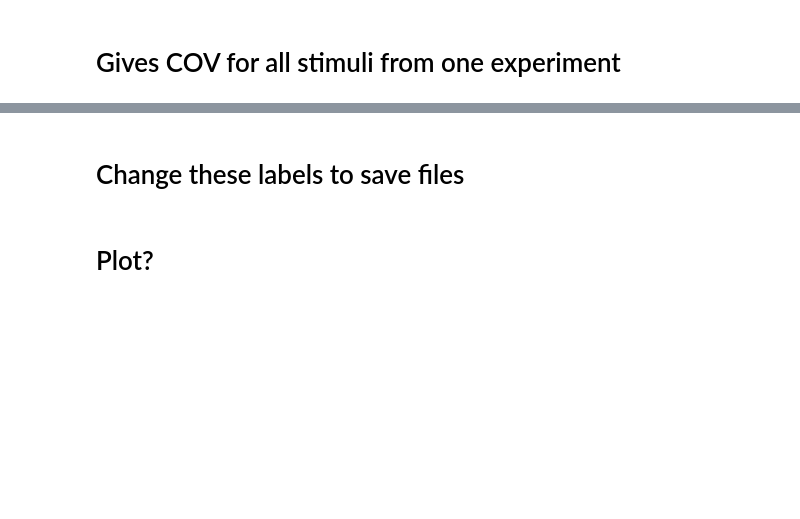
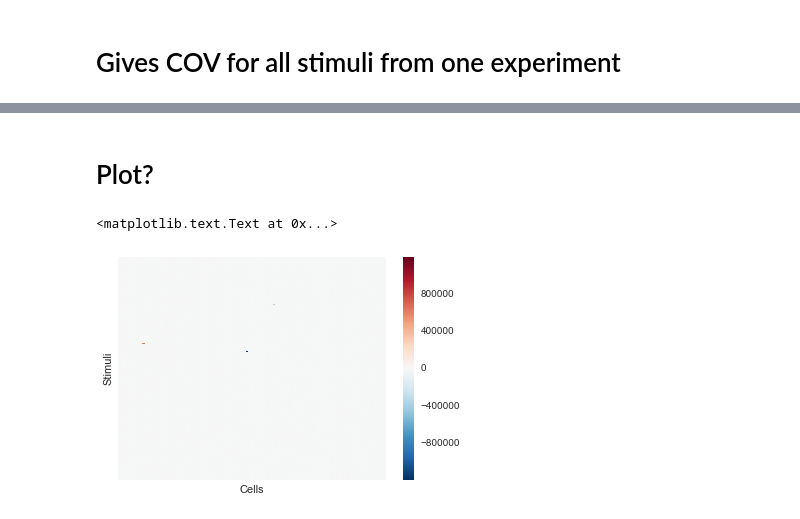
Before and after one commit to annieliu77/SWDB2016, a Jupyter notebook: Variability_with_data_frame.ipynb, the cells around one changed output, grey strips where cells are left out. Saved outputs shown, nothing was run; the diff lists cells and outputs as text; code cells hidden in the pictures; blank space fills up the shorter version.

```diff
--- a/Variability_with_data_frame.ipynb
+++ b/Variability_with_data_frame.ipynb
@@ -90,13 +147,12 @@ type(groupedFrame)
 # %%
 #get_group pulls all trials/cells for a single stimulus i
 for i in np.unique(framelist):
-    SortedGF=groupedFrame.get_group(i)
+    SortedGF = fullexpDF[fullexpDF.frame==i]
+#     SortedGF=groupedFrame.get_group(i)
     if i == -1:
-        SortedGFData=pd.DataFrame(variation(SortedGF,axis=0))
+        SortedGFD=pd.DataFrame(variation(SortedGF.iloc[:,1:],axis=0)).T
     if i >=0:
-        tmp = pd.DataFrame(variation(SortedGF,axis=0))
-#     SortedAll[i]=SortedGFData
-        SortedGFData[i] = tmp
-
-SortedGFData.tail()
-#SortedGFData.shape
+        tmp=(pd.DataFrame(variation(SortedGF.iloc[:,1:],axis=0))).T
+        SortedGFD=SortedGFD.append(tmp,ignore_index=False)
+SortedGFD.head()
+#SortedGFData=SortedGFD.T
@@ -106,2 +175,0 @@ FinalDF=pd.concat(Full,axis=1)
-# %% [markdown]
-# Change these labels to save files
@@ -111,6 +187,9 @@ FinalDF.to_csv('510518066_FinalDF.csv',index=False)
 # %% [markdown]
 # Plot?
 # %%
-ax=seaborn.heatmap(SortedGFData,vmin=-100,vmax=100,xticklabels=False,yticklabels=False)
+ax=seaborn.heatmap(SortedGFData,xticklabels=False,yticklabels=False)
 plt.xlabel('Cells')
 plt.ylabel('Stimuli')
+# %% [output]
+<matplotlib.text.Text at 0x...>
+[figure, added]
```
Also changed, not shown: parts of 26 cells of this notebook, 3 other files.
